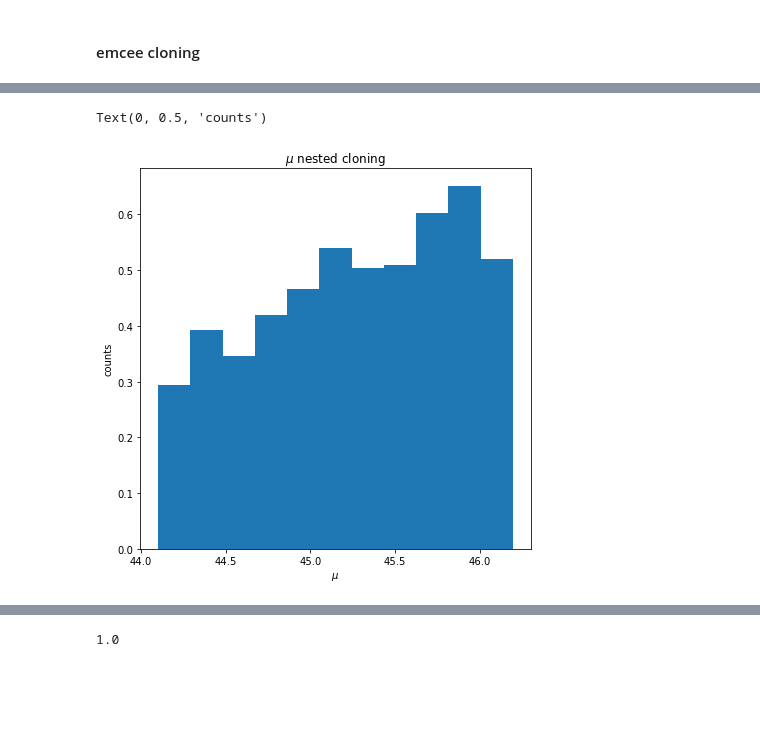
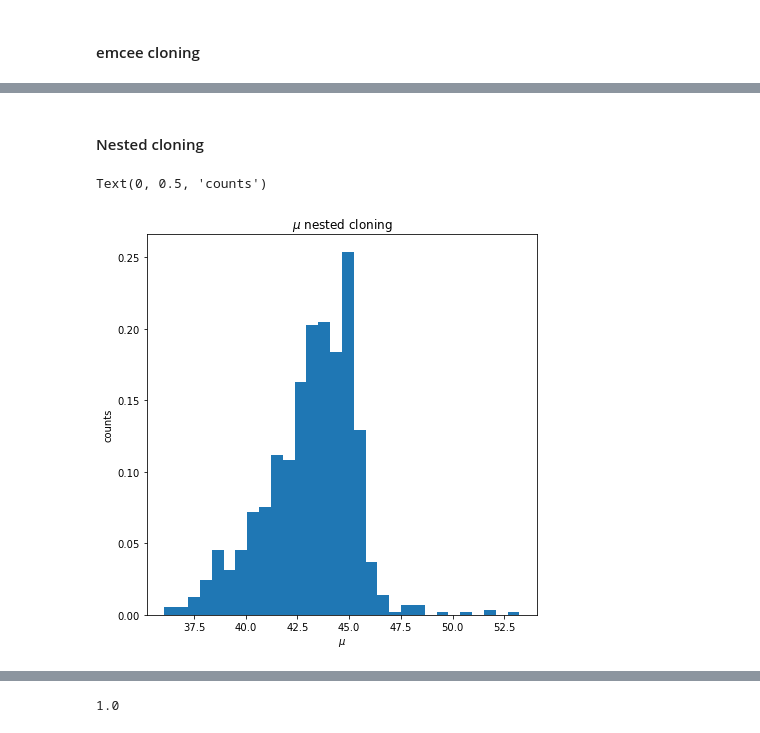
Before and after one commit to ludovicobizzarri/astrostatistics_bicocca_2024, a Jupyter notebook: working/Lesson 18/SN and redshift part 2.ipynb, the cells around one changed output, grey strips where cells are left out. Saved outputs shown, nothing was run; the diff lists cells and outputs as text; code cells hidden in the pictures; blank space fills up the shorter version.

Commit message:
Cloning done: GPR,emcee and nested

```diff
--- a/working/Lesson 18/SN and redshift part 2.ipynb
+++ b/working/Lesson 18/SN and redshift part 2.ipynb
@@ -689,6 +689,7 @@ The European Space Agency is considering new cosmology-related space mission. Th
 - Assume a uniform distribution in redshifts between 0 and z.
 - Using both the GPR fit and your latest $\Lambda$CDM fit, generate a set of $\mu$ measurements that respects the statistical properties of the data you were given.
 # %%
-z_distr = np.random.uniform(z_sample.min(),z_sample.max(),N) # uniform distribution in z
+N = 1000
+z_distr = np.linspace(z_sample.min(),z_sample.max(),N) # uniform distribution in z
 # %% [markdown]
 #### Gaussian cloning
@@ -706,7 +727,12 @@ Text(0, 0.5, 'counts')
 # %% [markdown]
 #### emcee cloning
 # %%
-mu_cloned_mc = mu_z_flatLCDM(params_fit_LCDM,np.sort(z_distr))
+mu_cloned_mc = np.zeros(N)
+
+for i in range(N):
+    idx_chain = np.random.choice(np.arange(0,chain_LCDM_emcee.shape[0]))
+    mu_cloned_mc[i] = dist_mod_LCDM(chain_LCDM_emcee[idx_chain],z_distr[i])
+
 
 fig = plt.figure(figsize=(7,7))
 _ = fancyhist(mu_cloned_mc,bins='freedman',density=True)
@@ -719,11 +759,17 @@ Text(0, 0.5, 'counts')
+# %% [markdown]
+#### Nested cloning
 # %%
-mu_cloned_nested = mu_z_flatLCDM(mean_LCDM,np.sort(z_distr))
+mu_cloned_nested = np.zeros(N)
+
+for i in range(N):
+    idx_chain = np.random.choice(np.arange(0,samples_LCDM.shape[0]))
+    mu_cloned_nested[i] = dist_mod_LCDM(samples_LCDM[idx_chain],z_distr[i])
 
 fig = plt.figure(figsize=(7,7))
 _ = fancyhist(mu_cloned_nested,bins='freedman',density=True)
 plt.title('$\mu$ nested cloning')
 plt.xlabel('$\mu$')
 plt.ylabel('counts')
 # %% [output]
 Text(0, 0.5, 'counts')
-[figure, old version]
+[figure, new version]
```
Also changed, not shown: parts of 7 cells of this notebook.
